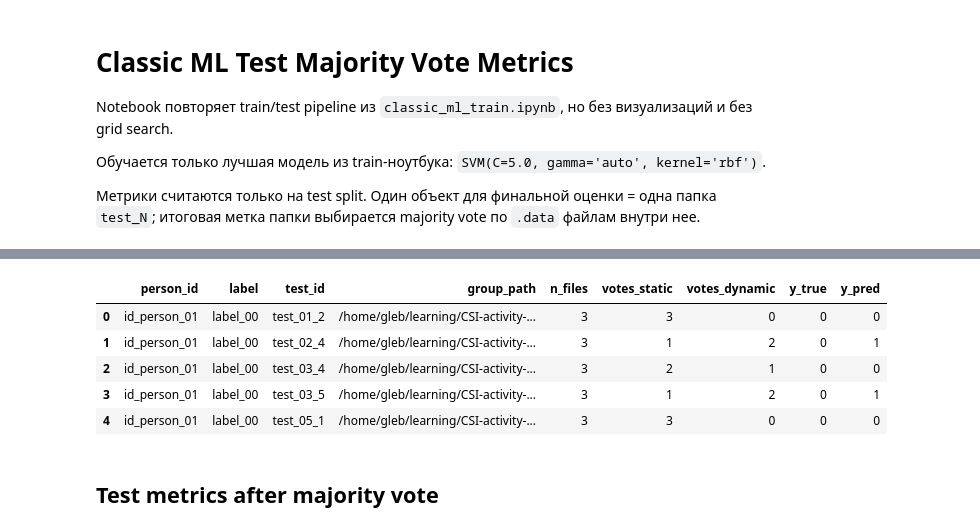
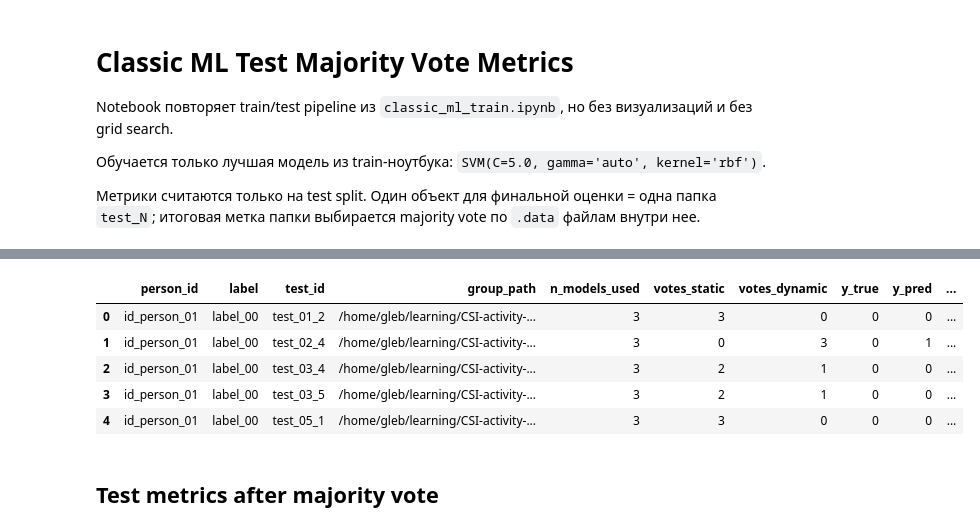
Before and after one commit to Pozovi23/CSI-activity-detection, a Jupyter notebook: experiments_notebooks/binary/classic_ml_majority_vote_metrics.ipynb, the cells around one changed output, grey strips where cells are left out. Cells and saved outputs as stored; diff of their text form; code cells hidden in the pictures.

Commit message:
binary prediction pipeline

```diff
--- a/experiments_notebooks/binary/classic_ml_majority_vote_metrics.ipynb
+++ b/experiments_notebooks/binary/classic_ml_majority_vote_metrics.ipynb
@@ -9,6 +9,7 @@ Notebook повторяет train/test pipeline из `classic_ml_train.ipynb`,
 # %%
 from pathlib import Path
 import json
+import re
 import sys
 
 import joblib
@@ -17,22 +18,21 @@ import pandas as pd
 
 from sklearn.decomposition import PCA
 from sklearn.metrics import accuracy_score, classification_report, confusion_matrix, precision_recall_fscore_support
-from sklearn.model_selection import train_test_split
+from sklearn.model_selection import GridSearchCV, StratifiedKFold, train_test_split
 from sklearn.preprocessing import StandardScaler
 from sklearn.svm import SVC
 
 project_root = Path.cwd()
-if not (project_root / 'tools').exists() and (project_root.parent / 'tools').exists():
-    project_root = project_root.parent
+if not (project_root.parent / 'tools').exists() and (project_root.parent.parent / 'tools').exists():
+    project_root = project_root.parent.parent
 
 if str(project_root) not in sys.path:
     sys.path.insert(0, str(project_root))
 
 from tools.csi_parser import Parser
 from tools.filters import median_filter
-from tools.classic_ml_inference import run_inference
 
-dataset_root = project_root / 'wifi_data_set_fixed_split'
+dataset_root = project_root / 'wifi_data_set_fixed_1fps'
 median_width = 5
 random_state = 42
 
@@ -53,10 +53,19 @@ dataset_root: /home/gleb/learning/CSI-activity-detection/wifi_data_set_fixed_spl
 # %%
+def extract_esp_id(file_path: Path) -> str:
+    stem = file_path.stem
+    match = re.search(r'dev(\d+)', stem, flags=re.IGNORECASE)
+    if not match:
+        raise ValueError(f'Could not extract ESP id from file name: {file_path.name}')
+    return f'dev{int(match.group(1))}'
+
+
 def parse_path_meta(file_path: Path) -> dict:
     parts = file_path.parts
     return {
         'person_id': next((p for p in parts if p.startswith('id_person_')), 'unknown'),
         'label': next((p for p in parts if p.startswith('label_')), 'unknown'),
         'test_id': next((p for p in parts if p.startswith('test_')), 'unknown'),
+        'esp_id': extract_esp_id(file_path) if file_path.suffix == '.data' else 'unknown',
     }
 
 
@@ -389,36 +530,67 @@ def true_class_from_label(label_name: str) -> int:
     return 0 if label_name == 'label_00' else 1
 
 
+group_to_label = {Path(row.group_path): row.label for row in groups_df.itertuples(index=False)}
 rows = []
 test_groups_sorted = sorted(test_group_set)
 
 for idx, test_group in enumerate(test_groups_sorted, start=1):
-    data_files = sorted(test_group.glob('*.data'))
-    if not data_files:
+    model_votes = {}
+
+    for esp_id in esp_ids:
+        test_features_df = esp_ml_data[esp_id]['test_features_df']
+        group_df = test_features_df[test_features_df['group_path'] == str(test_group)]
+        if group_df.empty:
+            continue
+
+        X_raw = group_df[feature_cols].to_numpy(dtype=np.float64)
+        feature_min = esp_ml_data[esp_id]['feature_min']
+        feature_max = esp_ml_data[esp_id]['feature_max']
+        X_clip = np.clip(X_raw, feature_min, feature_max)
+
+        scaler_pca = esp_ml_data[esp_id]['scaler_pca']
+        pca = esp_ml_data[esp_id]['pca']
+        k_95 = esp_ml_data[esp_id]['k_95']
+
+        X_std = scaler_pca.transform(X_clip)
+        X_pca_95 = pca.transform(X_std)[:, :k_95]
+
+        model = esp_models[esp_id]['model']
+        file_preds = model.predict(X_pca_95)
+
+        votes_static = int((file_preds == 0).sum())
+        votes_dynamic = int((file_preds == 1).sum())
+        model_votes[esp_id] = 1 if votes_dynamic >= votes_static else 0
+
+    if not model_votes:
         continue
 
-    file_results = [run_inference(model_path, preprocessing_path, data_file) for data_file in data_files]
-    file_predictions = [int(result['predicted_class']) for result in file_results]
-    votes_static = file_predictions.count(0)
-    votes_dynamic = file_predictions.count(1)
-    y_pred = 1 if votes_dynamic >= votes_static else 0
+    votes_dynamic_total = sum(int(v) for v in model_votes.values())
+    votes_static_total = len(model_votes) - votes_dynamic_total
+    y_pred = 1 if votes_dynamic_total >= votes_static_total else 0
 
+    label_name = group_to_label[test_group]
+    y_true = true_class_from_label(label_name)
     meta = parse_path_meta(test_group)
-    y_true = true_class_from_label(meta['label'])
 
-    rows.append({
+    row = {
         'person_id': meta['person_id'],
-        'label': meta['label'],
+        'label': label_name,
         'test_id': meta['test_id'],
         'group_path': str(test_group),
-        'n_files': len(data_files),
-        'votes_static': votes_static,
-        'votes_dynamic': votes_dynamic,
+        'n_models_used': len(model_votes),
+        'votes_static': votes_static_total,
+        'votes_dynamic': votes_dynamic_total,
         'y_true': y_true,
         'y_pred': y_pred,
-    })
+    }
 
-    if idx % 50 == 0:
+    for esp_id in esp_ids:
+        row[f'pred_{esp_id}'] = model_votes.get(esp_id, np.nan)
+
+    rows.append(row)
+
+    if idx % 100 == 0:
         print(f'processed test groups: {idx}/{len(test_groups_sorted)}')
 
 vote_results_df = pd.DataFrame(rows)
@@ -443,11 +615,11 @@ processed test groups: 1550/1600
 processed test groups: 1600/1600
 Test groups scored: 1600
-|  | person_id | label | test_id | group_path | n_files | votes_static | votes_dynamic | y_true | y_pred |
-| 0 | id_person_01 | label_00 | test_01_2 | /home/gleb/learning/CSI-activity-... | 3 | 3 | 0 | 0 | 0 |
-| 1 | id_person_01 | label_00 | test_02_4 | /home/gleb/learning/CSI-activity-... | 3 | 1 | 2 | 0 | 1 |
-| 2 | id_person_01 | label_00 | test_03_4 | /home/gleb/learning/CSI-activity-... | 3 | 2 | 1 | 0 | 0 |
-| 3 | id_person_01 | label_00 | test_03_5 | /home/gleb/learning/CSI-activity-... | 3 | 1 | 2 | 0 | 1 |
-| 4 | id_person_01 | label_00 | test_05_1 | /home/gleb/learning/CSI-activity-... | 3 | 3 | 0 | 0 | 0 |
+|  | person_id | label | test_id | group_path | n_models_used | votes_static | votes_dynamic | y_true | y_pred | ... |
+| 0 | id_person_01 | label_00 | test_01_2 | /home/gleb/learning/CSI-activity-... | 3 | 3 | 0 | 0 | 0 | ... |
+| 1 | id_person_01 | label_00 | test_02_4 | /home/gleb/learning/CSI-activity-... | 3 | 0 | 3 | 0 | 1 | ... |
+| 2 | id_person_01 | label_00 | test_03_4 | /home/gleb/learning/CSI-activity-... | 3 | 2 | 1 | 0 | 0 | ... |
+| 3 | id_person_01 | label_00 | test_03_5 | /home/gleb/learning/CSI-activity-... | 3 | 2 | 1 | 0 | 0 | ... |
+| 4 | id_person_01 | label_00 | test_05_1 | /home/gleb/learning/CSI-activity-... | 3 | 3 | 0 | 0 | 0 | ... |
 # %% [markdown]
 ## Test metrics after majority vote
 # %%
```
Also changed, not shown: parts of 16 cells of this notebook, 17 other files.
